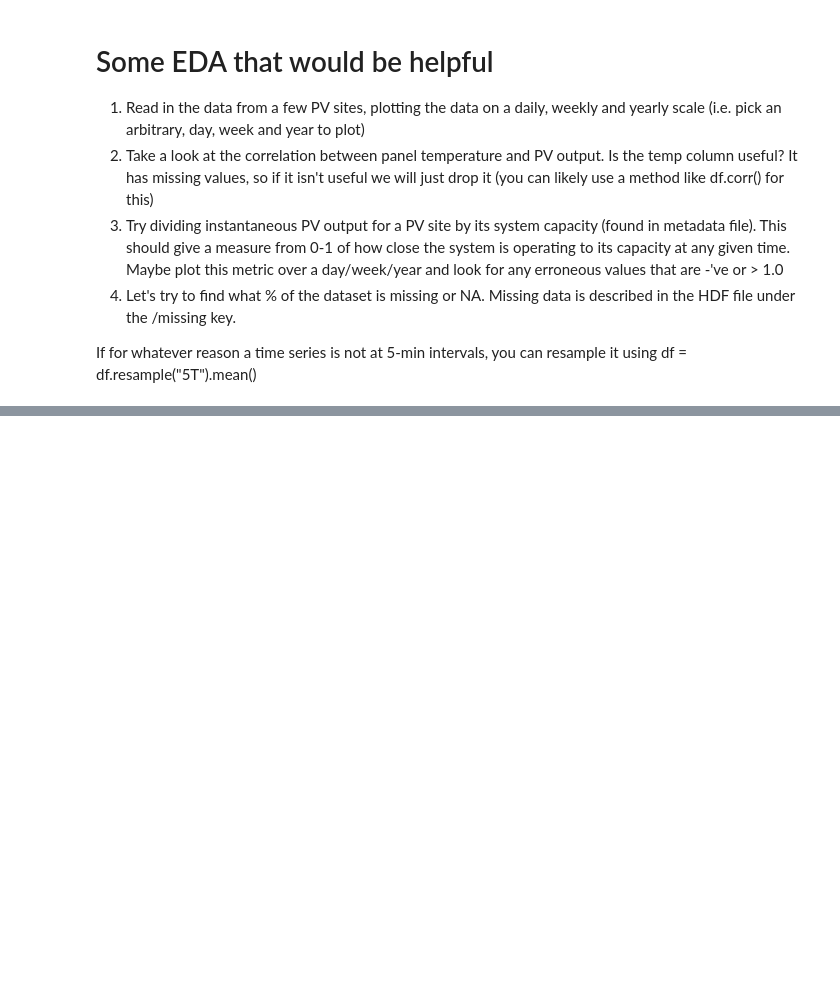
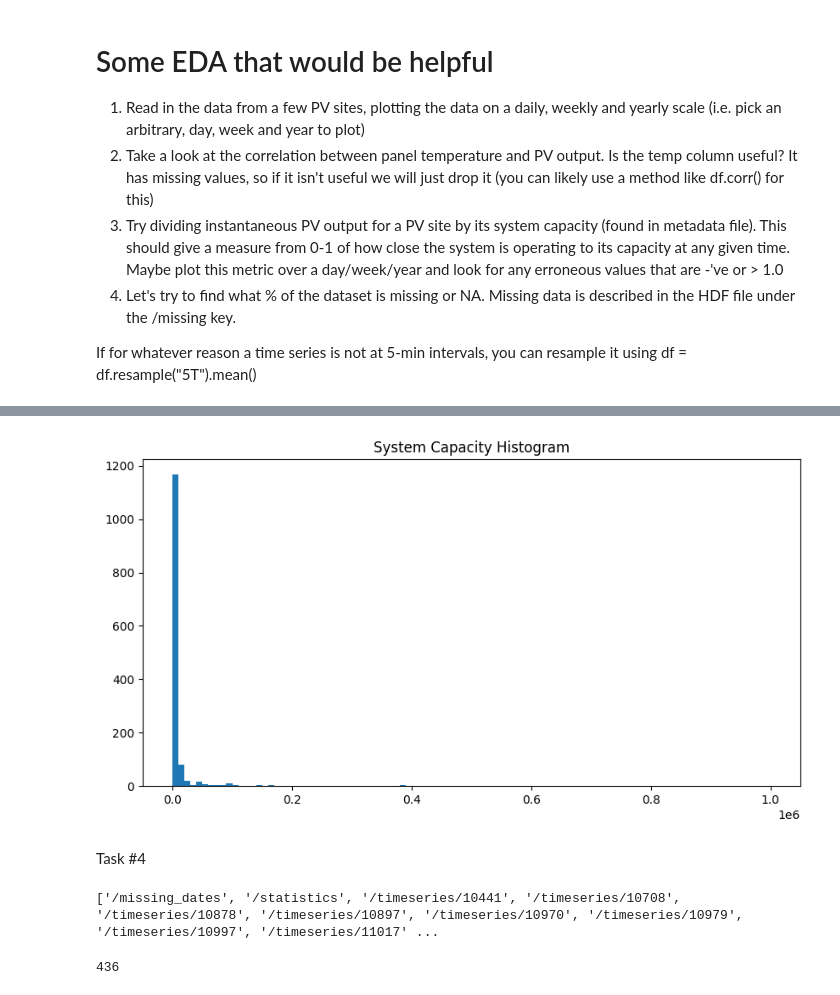
Before and after one commit to WAT-ai/open-climate-fix-project, a Jupyter notebook: eda/pv_eda.ipynb, the cells around one changed output, grey strips where cells are left out. Saved outputs shown, nothing was run; the diff lists cells and outputs as text; code cells hidden in the pictures; blank space fills up the shorter version.

Commit message:
Completed Task 3 and 4 for PV EDA

```diff
--- a/eda/pv_eda.ipynb
+++ b/eda/pv_eda.ipynb
@@ -214,0 +410,4 @@ If for whatever reason a time series is not at 5-min intervals, you can resample
+# %%
+intervals = split_into_intervals(10000, 1000000)
+count, division = np.histogram(arr, bins=intervals)
+print(count, division)
@@ -214,0 +435,17 @@ If for whatever reason a time series is not at 5-min intervals, you can resample
+# %%
+fig = plt.figure(figsize =(10, 5))
+plt.hist(arr, bins=intervals)
+plt.title("System Capacity Histogram")
+plt.show()
+# %% [output]
+[figure, added]
+# %% [markdown]
+Task #4
+# %%
+print(keys)
+# %% [output]
+['/missing_dates', '/statistics', '/timeseries/10441', '/timeseries/10708', '/timeseries/10878', '/timeseries/10897', '/timeseries/10970', '/timeseries/10979', '/timeseries/10997', '/timeseries/11017' ...
+# %%
+print(len(keys))
+# %% [output]
+436
```
Also changed, not shown: parts of 28 cells of this notebook, 2 other files.
